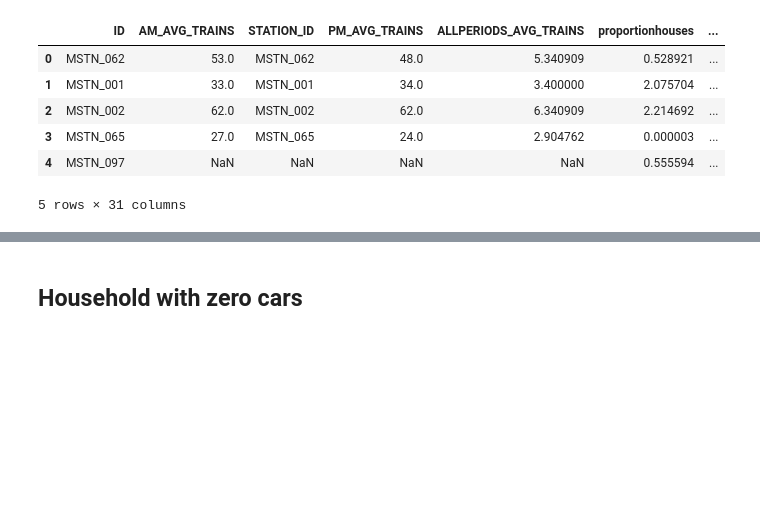
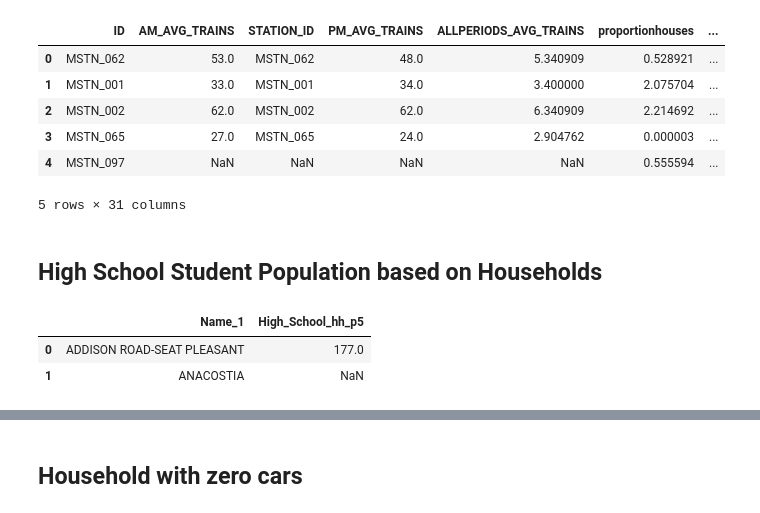
Before and after one commit to GEOSMASH/wmata-code, a Jupyter notebook: Modeling/dataframe_creation_final.ipynb, the cells around one changed output, grey strips where cells are left out. Drawn from its saved outputs; the diff is of its cells as text; code cells hidden in the pictures; blank space fills up the shorter version.

```diff
--- a/Modeling/dataframe_creation_final.ipynb
+++ b/Modeling/dataframe_creation_final.ipynb
@@ -61,6 +61,8 @@ job_access_by_transit = pd.read_csv("../Data Preprocessing/Job Accessibility 45m
 convenience_store     = pd.read_csv("../Data Preprocessing/number of convenience stores/output/convenience_by_station_p5.csv").drop('Unnamed: 0', axis=1)
 highschool_enrollment = pd.read_csv("../Data Preprocessing/Number of education institutions/output/Enrollment_highschool_p5.csv")
 college_enrollment    = pd.read_csv("../Data Preprocessing/Number of education institutions/output/Enrollment_colleges_p5.csv")
+highschool_hh         = pd.read_csv("../Data Preprocessing/Number of Student Population/output/High_school_student_population_Enrollment_p5.csv")
+college_hh            = pd.read_csv("../Data Preprocessing/Number of Student Population/output/grad_student_population_Enrollment_p5.csv")
 hh_0_car              = pd.read_csv("../Data Preprocessing/Number of Households with no car or one car/output/victor-no of household w no car_p5.csv")
 hh_1_car              = pd.read_csv("../Data Preprocessing/Number of Households with no car or one car/output/victor-no of household w 1 car_p5.csv")
 hh_morethan1_car      = pd.read_csv("../Data Preprocessing/Number of Households with no car or one car/output/victor-no of household w more than 1cars_p5.csv")
@@ -1134,3 +1175,11 @@ stationlevel_5mile.head()
 | 3 | MSTN_065 | 27.0 | MSTN_065 | 24.0 | 2.904762 | 0.000003 | ... |
 | 4 | MSTN_097 | NaN | NaN | NaN | NaN | 0.555594 | ... |
 5 rows × 31 columns
+# %% [markdown]
+## High School Student Population based on Households
+# %%
+highschool_hh.head(2)
+# %% [output]
+|  | Name_1 | High_School_hh_p5 |
+| 0 | ADDISON ROAD-SEAT PLEASANT | 177.0 |
+| 1 | ANACOSTIA | NaN |
```
Also changed, not shown: parts of 53 cells of this notebook, 9 other files.
